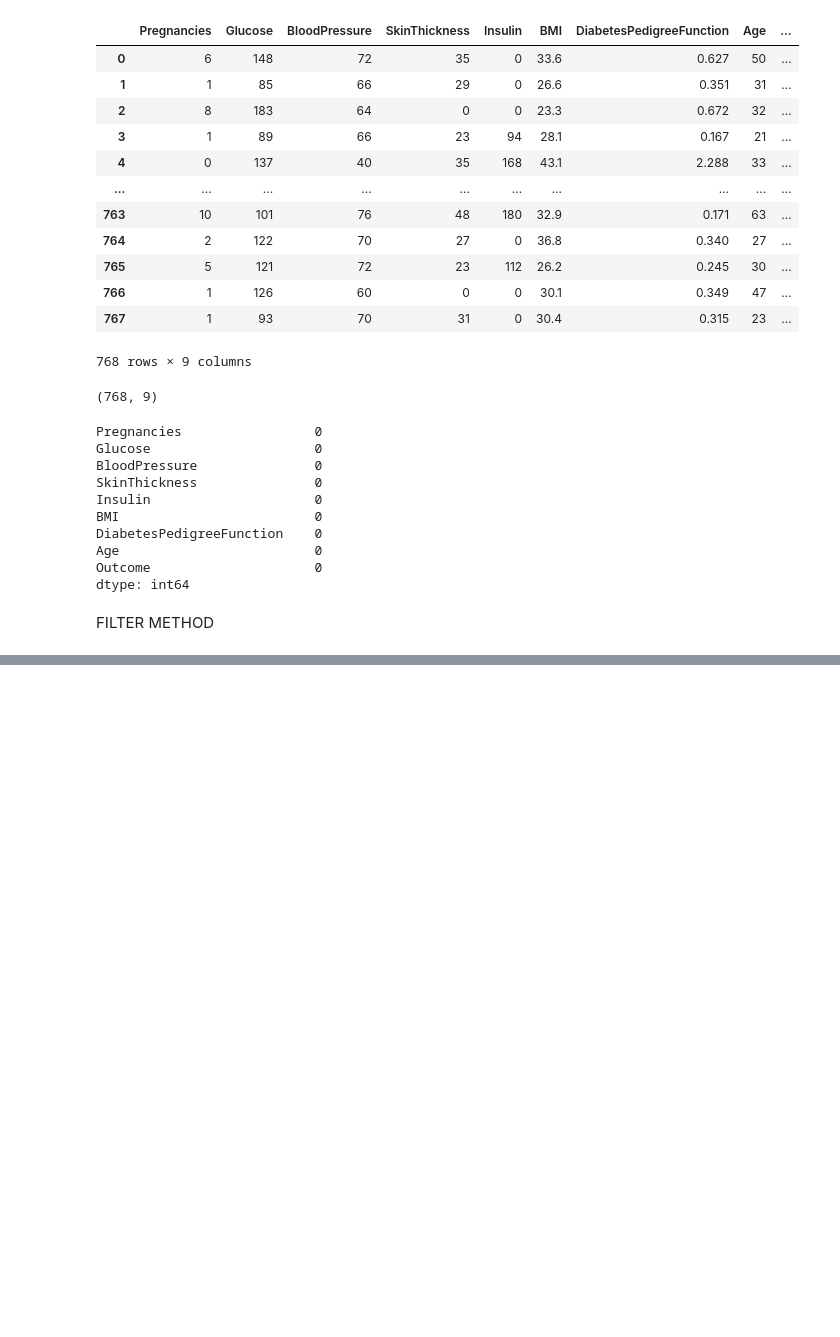
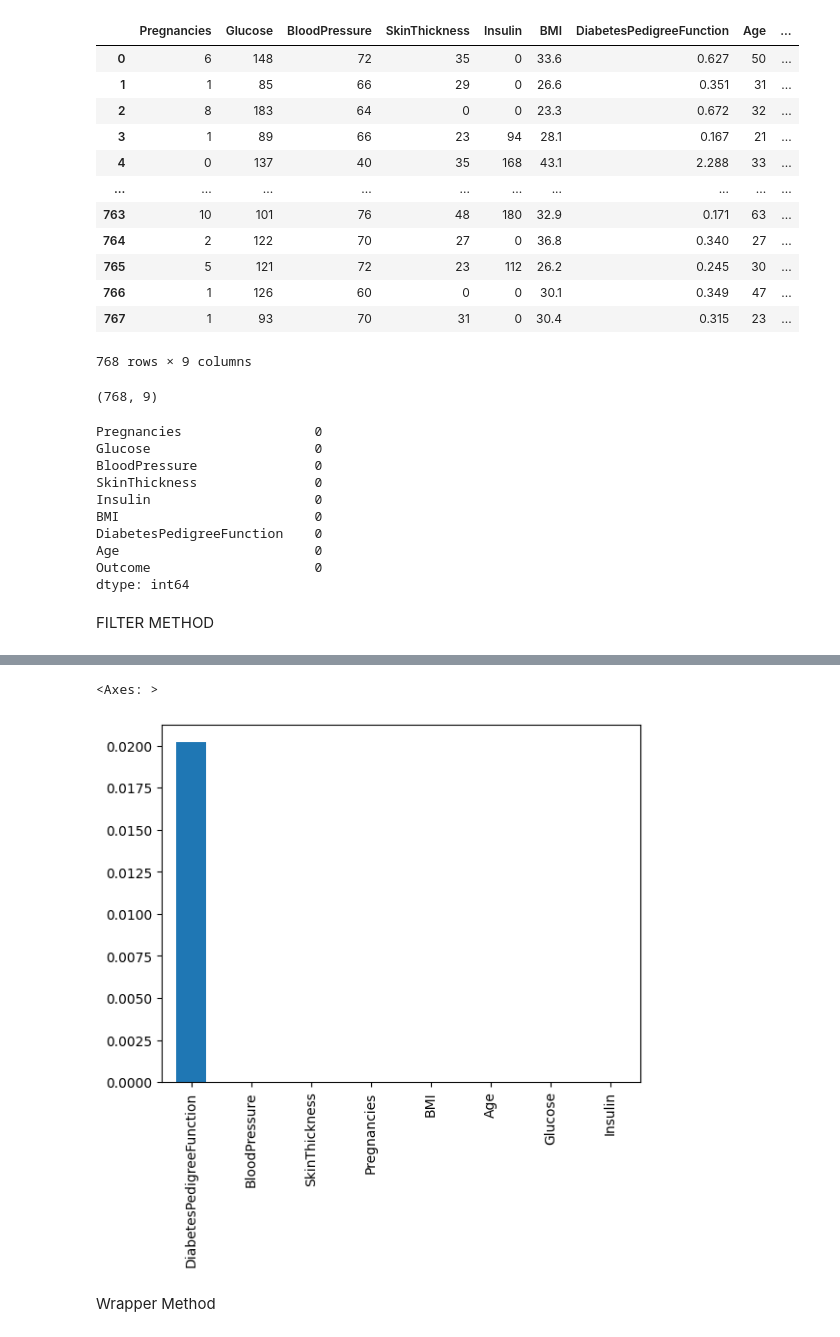
Before and after one commit to vishva0710/ML-From-Scratch, a Jupyter notebook: Machine-Learning/ML_Fundamentals/Feature_selection.ipynb, the cells around one changed output, grey strips where cells are left out. Drawn from its saved outputs; the diff is of its cells as text; code cells hidden in the pictures; blank space fills up the shorter version.

```diff
--- a/Machine-Learning/ML_Fundamentals/Feature_selection.ipynb
+++ b/Machine-Learning/ML_Fundamentals/Feature_selection.ipynb
@@ -84,0 +100,8 @@ Name: count, Length: 768, dtype: int64
+# %%
+#higher the p value low importance
+import matplotlib.pyplot as plt
+series_chi=pd.Series(chi_score[1],index=x.columns).sort_values(ascending=False)
+series_chi.plot.bar()
+# %% [output]
+<Axes: >
+[figure, added]
@@ -84,0 +110,2 @@ Name: count, Length: 768, dtype: int64
+# %% [markdown]
+ Wrapper Method
```
Also changed, not shown: parts of 18 cells of this notebook.
